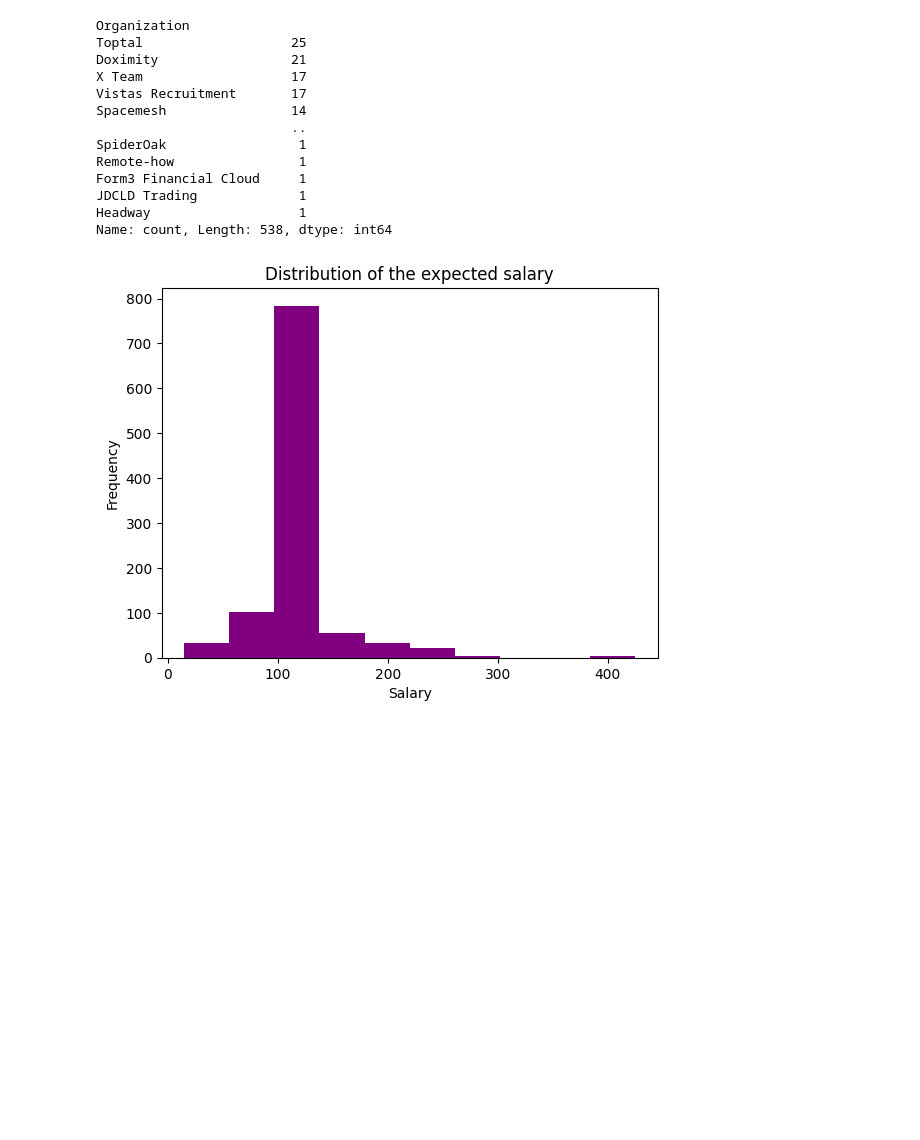
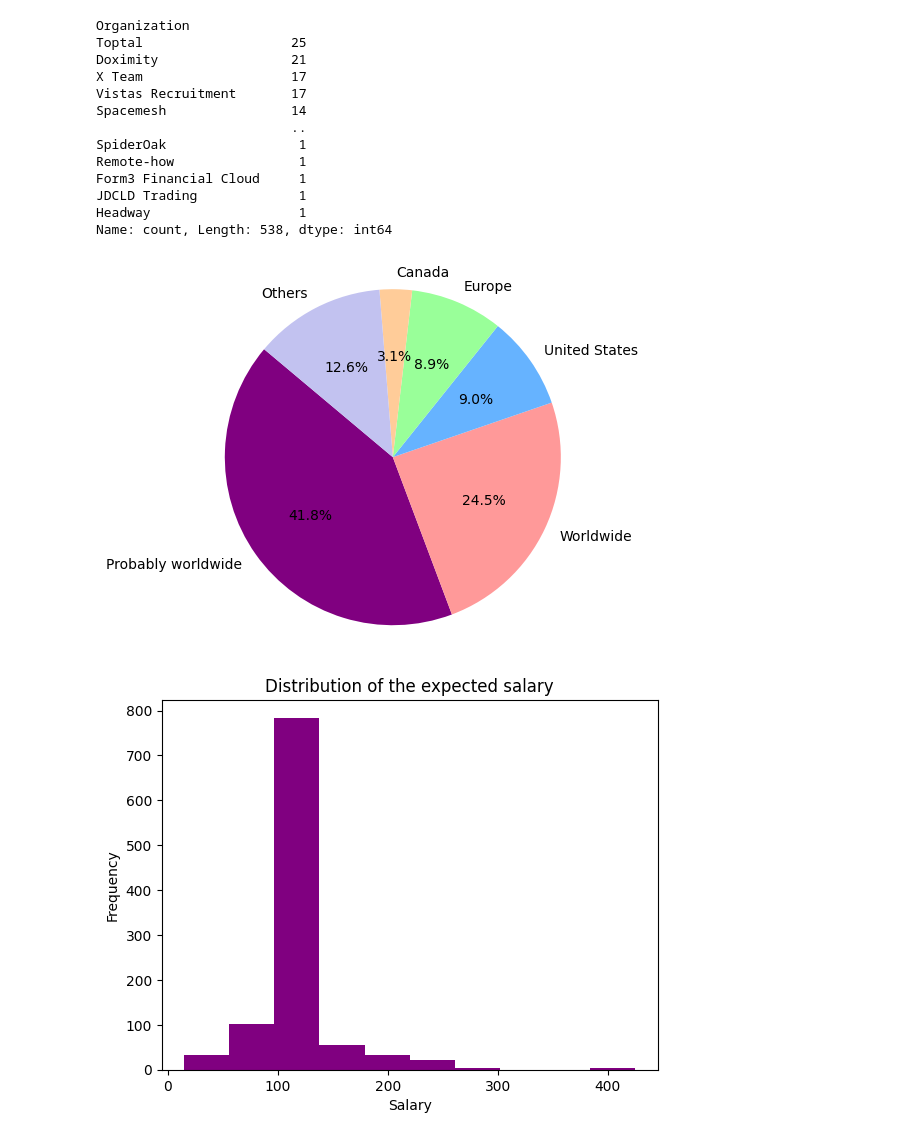
Before and after one commit to LM-74/ToolsProject, a Jupyter notebook: WebScraping.ipynb, the cells around one changed output. Saved outputs shown, nothing was run; the diff lists cells and outputs as text; code cells hidden in the pictures; blank space fills up the shorter version.

Commit message:
more visualization + streamlit bonus

```diff
--- a/WebScraping.ipynb
+++ b/WebScraping.ipynb
@@ -639,6 +639,25 @@ Form3 Financial Cloud     1
 JDCLD Trading             1
 Headway                   1
 Name: count, Length: 538, dtype: int64
+# %%
+#geting the value counts of locations
+locations_count = df.explode('Locations')['Locations'].value_counts()
+
+#gets top 5 locations and their counts and put any thing else in others
+sizes = locations_count.head().values
+labels = locations_count.head().index.tolist()
+#adding a category named "others" if there are more locations (more the first than 5)
+if len(locations_count) > 5:
+    others_count = locations_count[6:].sum()
+    sizes = np.append(sizes, others_count)
+    labels.append('Others')
+colors = ['purple','#ff9999','#66b3ff','#99ff99','#ffcc99','#c2c2f0'][:len(labels)]
+#pie chart
+plt.pie(sizes, labels=labels, colors=colors, autopct='%1.1f%%', startangle=140)
+plt.axis('equal')
+plt.show()
+# %% [output]
+[figure, added]
 # %%
 ax = plt.gca()
 ax.hist(df['Expected_Salary (*1000$)'],color='purple')
```
Also changed, not shown: parts of 10 cells of this notebook, 2 other files.
